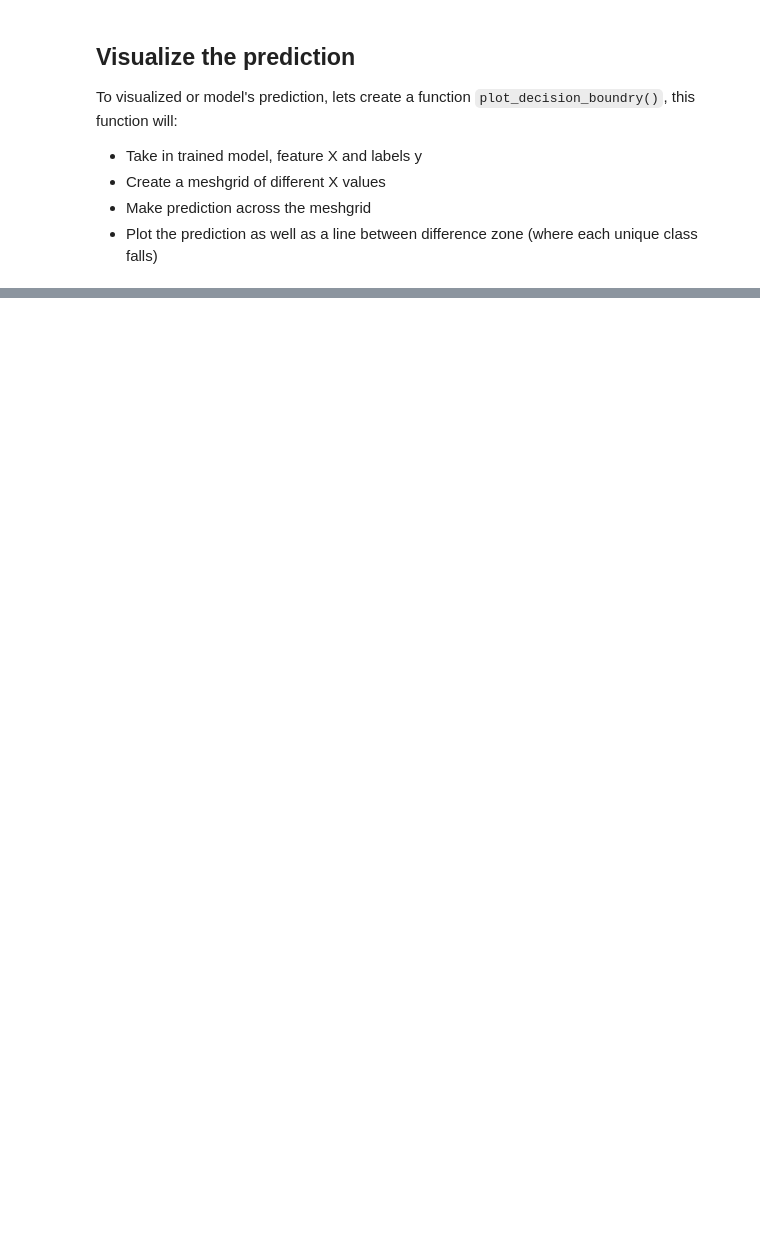
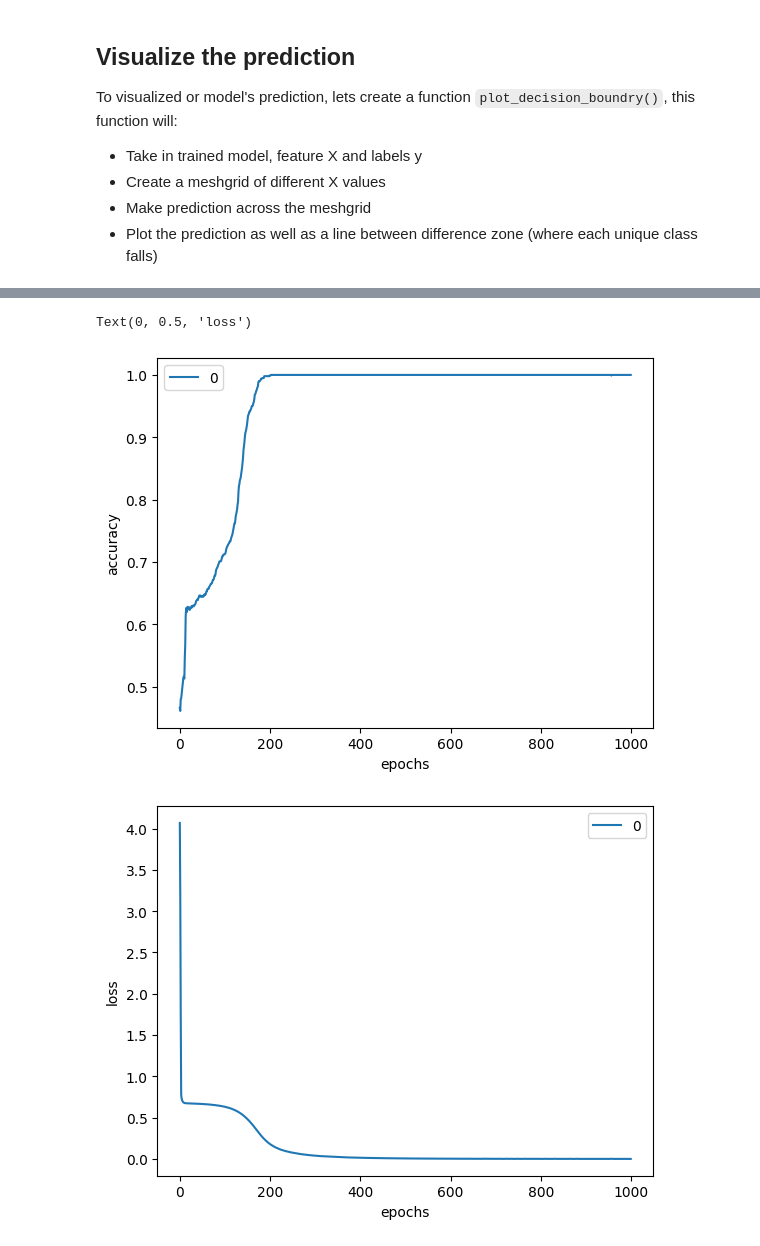
Before and after one commit to pratikngupta/Learning-Tensorflow, a Jupyter notebook: Learning Notebooks/02_neural_network_classification.ipynb, the cells around one changed output, grey strips where cells are left out. Cells and saved outputs as stored; diff of their text form; code cells hidden in the pictures; blank space fills up the shorter version.

```diff
--- a/Learning Notebooks/02_neural_network_classification.ipynb
+++ b/Learning Notebooks/02_neural_network_classification.ipynb
@@ -196,0 +342,12 @@ doing binary classification
+# %%
+pd.DataFrame(history_model_tanh.history["accuracy"]).plot()
+plt.xlabel("epochs")
+plt.ylabel("accuracy")
+
+pd.DataFrame(history_model_tanh.history["loss"]).plot()
+plt.xlabel("epochs")
+plt.ylabel("loss")
+# %% [output]
+Text(0, 0.5, 'loss')
+[figure, added]
+[figure, added]
```
Also changed, not shown: parts of 15 cells of this notebook, 1 other file.
